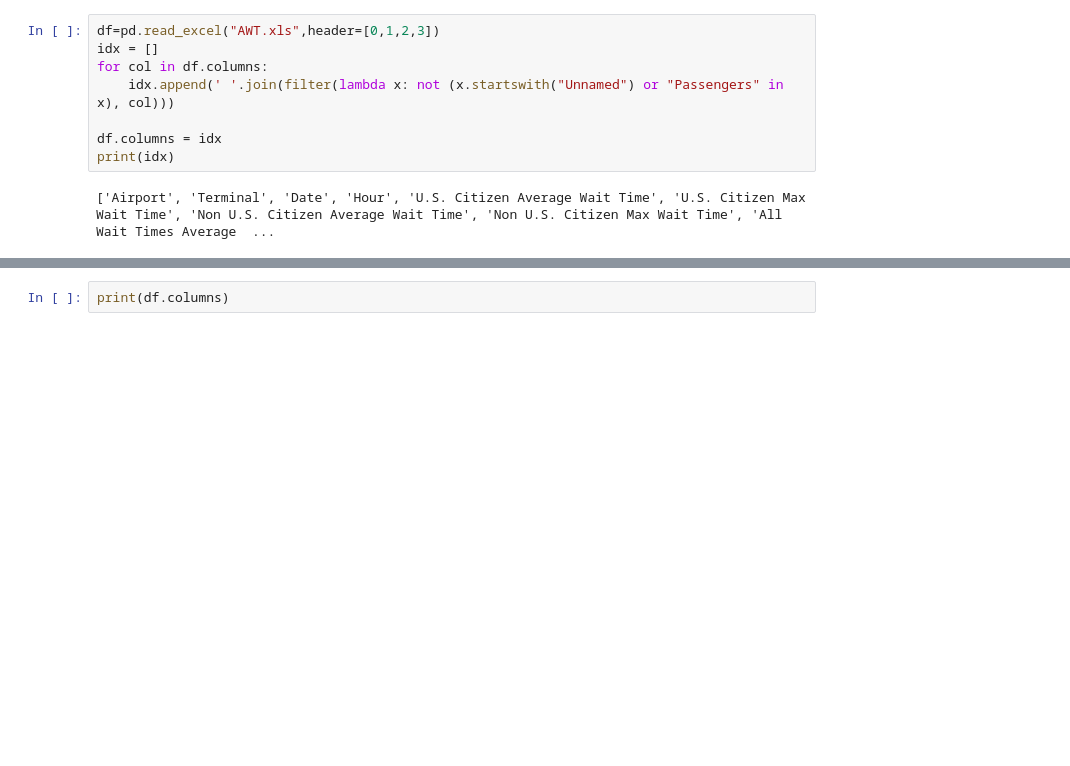
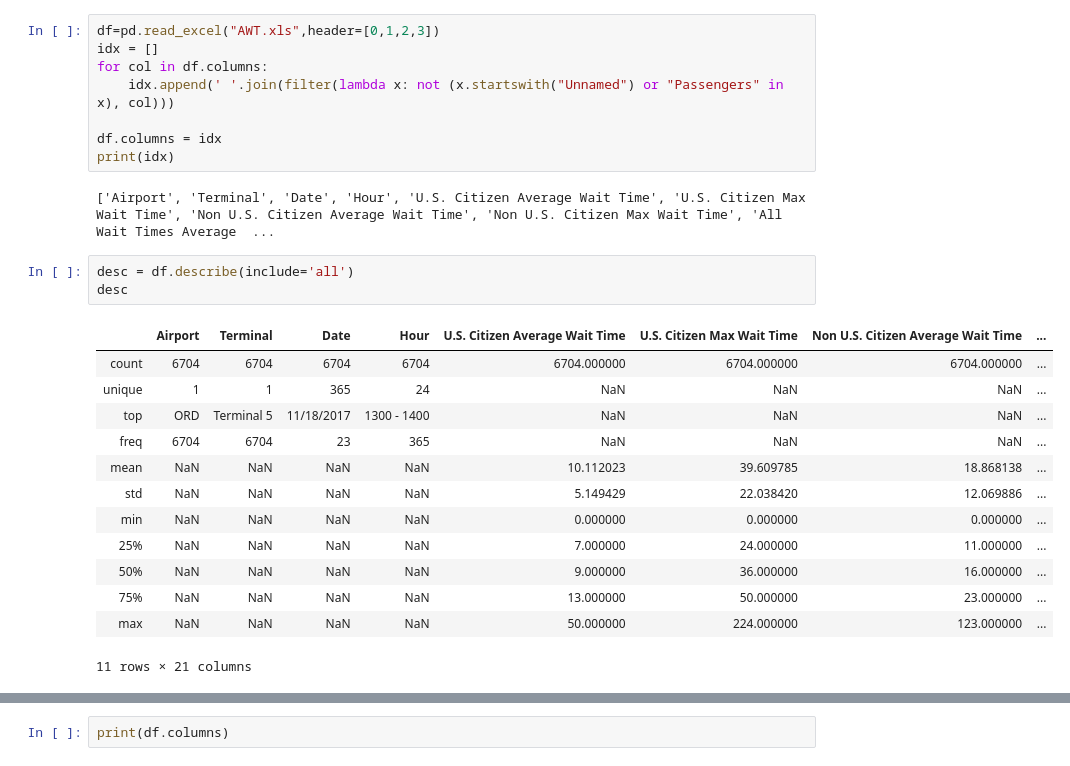
Before and after one commit to leangaurav/dsc_weekennd_2020_08_30, a Jupyter notebook: CODE/AWS_Pandas.ipynb, the cells around one changed output, grey strips where cells are left out. Cells and saved outputs as stored; diff of their text form; blank space fills up the shorter version.

```diff
--- a/CODE/AWS_Pandas.ipynb
+++ b/CODE/AWS_Pandas.ipynb
@@ -186,3 +201,20 @@ df.columns = idx
 print(idx)
 # %% [output]
 ['Airport', 'Terminal', 'Date', 'Hour', 'U.S. Citizen Average Wait Time', 'U.S. Citizen Max Wait Time', 'Non U.S. Citizen Average Wait Time', 'Non U.S. Citizen Max Wait Time', 'All Wait Times Average  ...
+# %%
+desc = df.describe(include='all')
+desc
+# %% [output]
+|  | Airport | Terminal | Date | Hour | U.S. Citizen Average Wait Time | U.S. Citizen Max Wait Time | Non U.S. Citizen Average Wait Time | ... |
+| count | 6704 | 6704 | 6704 | 6704 | 6704.000000 | 6704.000000 | 6704.000000 | ... |
+| unique | 1 | 1 | 365 | 24 | NaN | NaN | NaN | ... |
+| top | ORD | Terminal 5 | 11/18/2017 | 1300 - 1400 | NaN | NaN | NaN | ... |
+| freq | 6704 | 6704 | 23 | 365 | NaN | NaN | NaN | ... |
+| mean | NaN | NaN | NaN | NaN | 10.112023 | 39.609785 | 18.868138 | ... |
+| std | NaN | NaN | NaN | NaN | 5.149429 | 22.038420 | 12.069886 | ... |
+| min | NaN | NaN | NaN | NaN | 0.000000 | 0.000000 | 0.000000 | ... |
+| 25% | NaN | NaN | NaN | NaN | 7.000000 | 24.000000 | 11.000000 | ... |
+| 50% | NaN | NaN | NaN | NaN | 9.000000 | 36.000000 | 16.000000 | ... |
+| 75% | NaN | NaN | NaN | NaN | 13.000000 | 50.000000 | 23.000000 | ... |
+| max | NaN | NaN | NaN | NaN | 50.000000 | 224.000000 | 123.000000 | ... |
+11 rows × 21 columns
```
Also changed, not shown: parts of 29 cells of this notebook, 7 other files.
